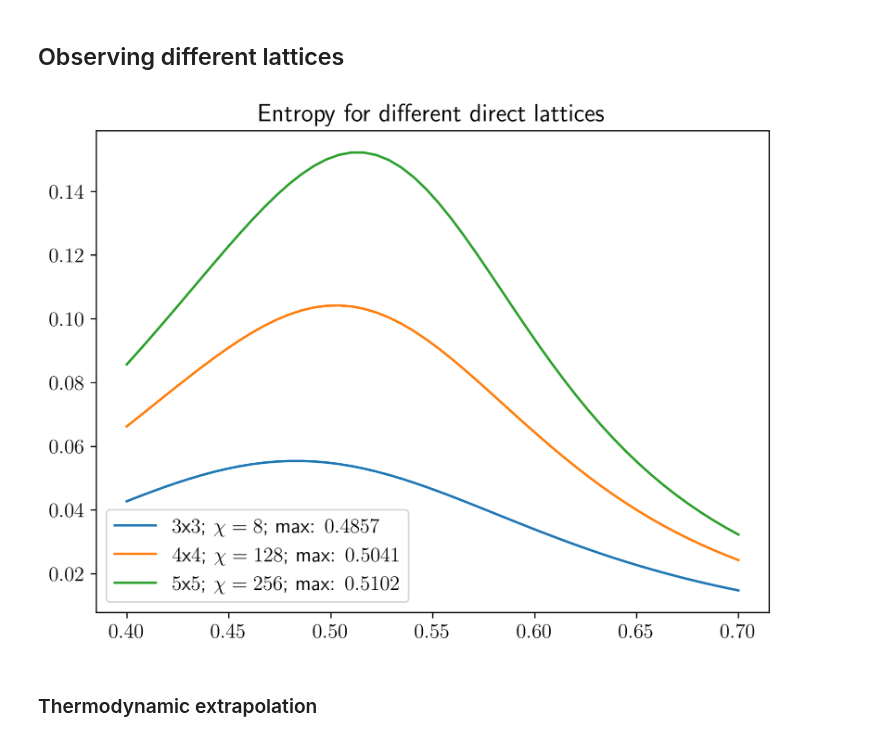
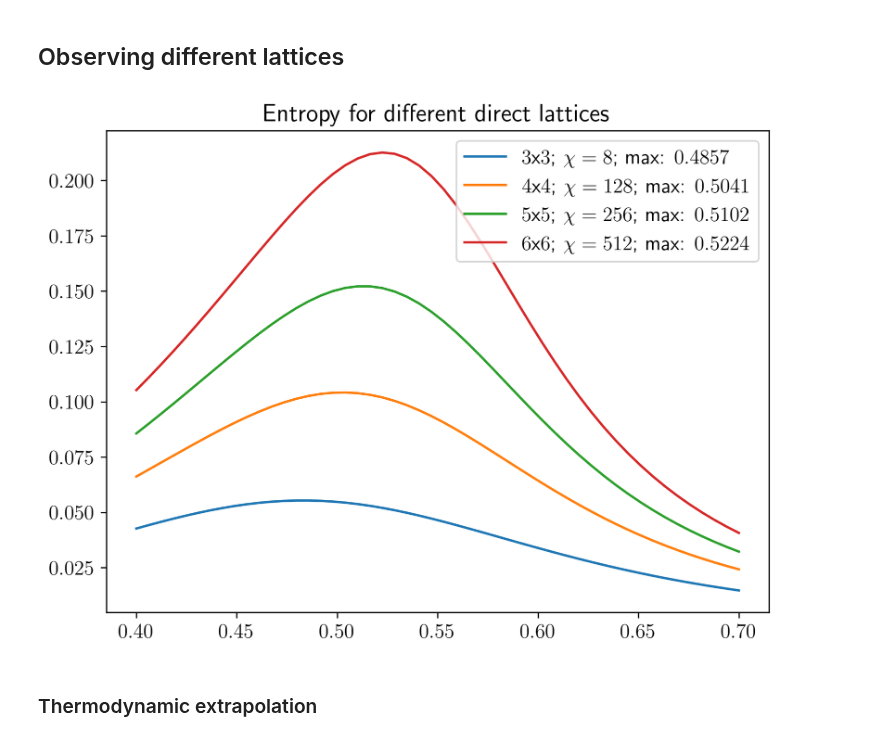
Before and after one commit to Fradm98/qs-mps, a Jupyter notebook: src/qs_mps/applications/Z2/check_schmidt_vals.ipynb, the cells around one changed output. Cells and saved outputs as stored; diff of their text form; code cells hidden in the pictures.

```diff
--- a/src/qs_mps/applications/Z2/check_schmidt_vals.ipynb
+++ b/src/qs_mps/applications/Z2/check_schmidt_vals.ipynb
@@ -329,40 +313,40 @@ Text(0.5, 1.0, 'Schmidt values decay for $5$x$5$ direct lattice - $\\chi=256$')
 # %% [markdown]
 ## Observing different lattices
 # %%
-Ls = [4,5,6]
-chis = [32, 128, 256]
+Ls = [4,5,6,7]
+chis = [8, 128, 256, 512]
 hx_i = 0.4
 hx_f = 0.7
 npoints = 50
 lin, log, retrieve = True, False, False
 if log:
     interval = np.logspace(hx_i, hx_f, npoints)
     precision = int(np.max((np.abs(hx_i),np.abs(hx_f))))
 elif lin:
     interval = np.linspace(hx_i, hx_f, npoints)
     num = (hx_f - hx_i) / npoints
     precision = get_precision(num)
-chis = [8,128,256]
+# chis = [8,128,256]
 threshold = 1e-15
 entr_tot = []
 for chi, L in zip(chis, Ls):
     sm_h = np.load(f"{parent_path}/results/entropy_data/{L//2}_schmidt_vals_Z2_dual_direct_lattice_{L-1}x{L-1}_{sector}_None-None_h_{hx_i}-{hx_f}_delta_{npoints}_chi_{chi}.npy", allow_pickle=True)
     sm_h = sm_h.reshape((npoints, sm_h.shape[-1]))
     entr_h = [von_neumann_entropy(sm) for sm in sm_h]
     g_max = round(interval[np.argmax(entr_h)], 4)
 
     plt.plot(interval, entr_h, label=f"${L-1}$x${L-1}$; $\chi={chi}$; max: ${g_max}$")
     entr_tot.append(entr_h)
 
 plt.legend()
 plt.title(f"Entropy for different direct lattices")
 if log:
     plt.xscale('log')
 # plt.yscale('log')
 plt.savefig(f"{parent_path}/figures/entropy/{L//2}_bond_entropy_Z2_dual_direct_lattice_L_{Ls}_{sector}_{cx}-{cy}_h_{hx_i}-{hx_f}_delta_{npoints}_chi_{chis}.png")
 plt.show()
 # %% [output]
-[figure, old version]
+[figure, new version]
 # %% [markdown]
 ### Thermodynamic extrapolation
 # %%
```
Also changed, not shown: parts of 6 cells of this notebook, 2 other files.
